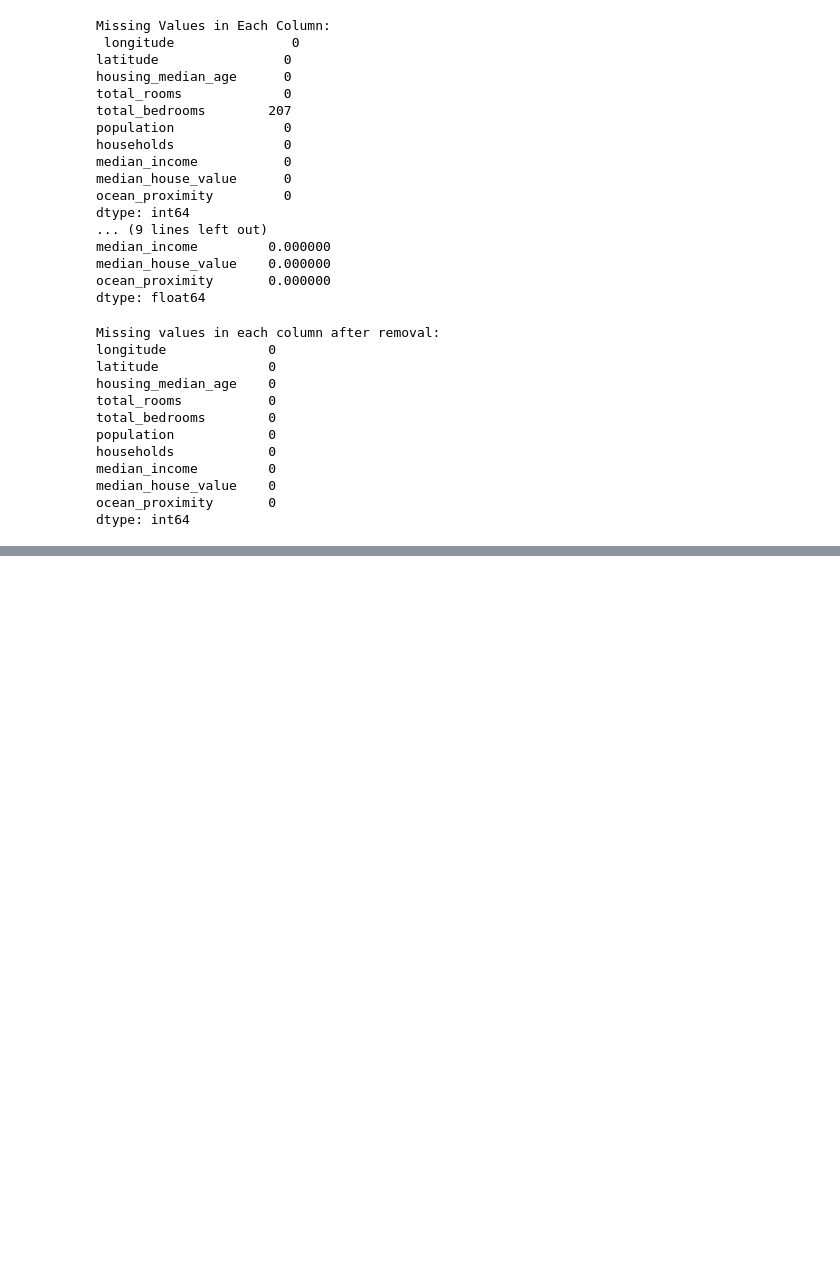
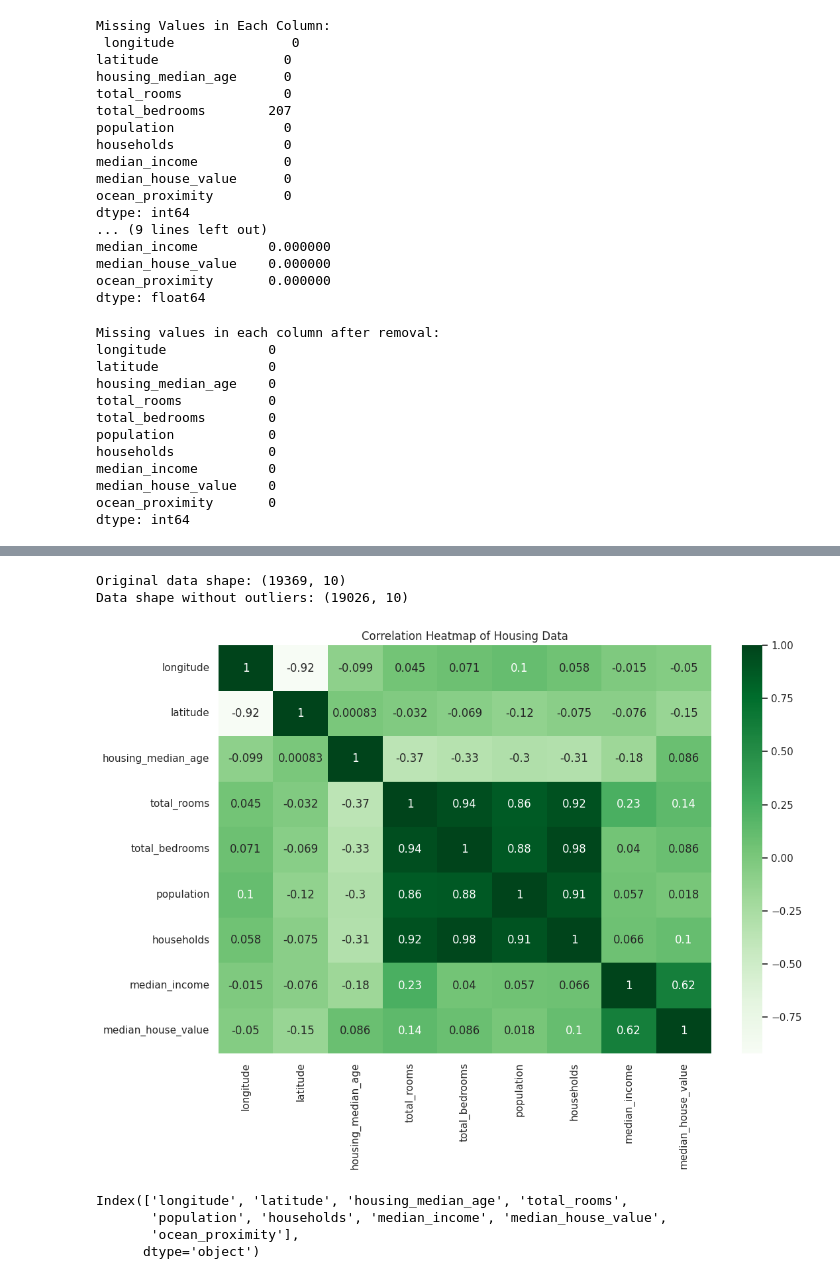
Before and after one commit to MathalinAK/machinelearning, a Jupyter notebook: mltask2.ipynb, the cells around one changed output, grey strips where cells are left out. Drawn from its saved outputs; the diff is of its cells as text; code cells hidden in the pictures; blank space fills up the shorter version.

```diff
--- a/mltask2.ipynb
+++ b/mltask2.ipynb
@@ -143,0 +173,39 @@ df.describe()
+# %%
+# Calculate Q1 and Q3
+Q1 = data_no_outliers_1['median_income'].quantile(0.25)
+Q3 = data_no_outliers_1['median_income'].quantile(0.75)
+IQR = Q3 - Q1
+
+# Define the bounds for the outliers
+lower_bound = Q1 - 1.5 * IQR
+upper_bound = Q3 + 1.5 * IQR
+
+# Remove outliers
+data_no_outliers_2 = data_no_outliers_1[(data_no_outliers_1['median_income'] >= lower_bound) & (data_no_outliers_1['median_income'] <= upper_bound)]
+
+# Check the shape of the data before and after the removal of outliers
+print("Original data shape:", data_no_outliers_1.shape)
+print("Data shape without outliers:", data_no_outliers_2.shape)
+# %% [output]
+Original data shape: (19369, 10)
+Data shape without outliers: (19026, 10)
+# %%
+data = data_no_outliers_2
+# %%
+numeric_data = data.select_dtypes(include='number')
+correlation_matrix = numeric_data.corr()
+
+plt.figure(figsize=(12, 8))
+sns.heatmap(correlation_matrix, annot=True, cmap='Greens')
+plt.title('Correlation Heatmap of Housing Data')
+plt.show()
+# %% [output]
+[figure, added]
+# %%
+data = data.drop("total_bedrooms", axis = 1)
+data.columns
+# %% [output]
+Index(['longitude', 'latitude', 'housing_median_age', 'total_rooms',
+       'population', 'households', 'median_income', 'median_house_value',
+       'ocean_proximity'],
+      dtype='object')
```
Also changed, not shown: parts of 15 cells of this notebook.
